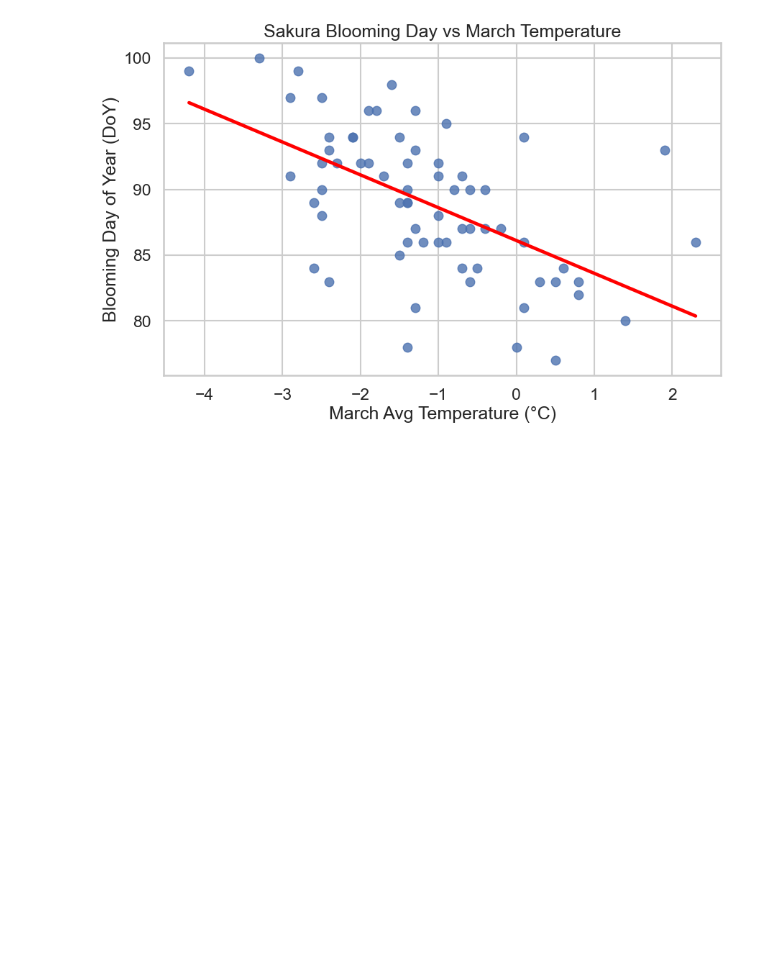
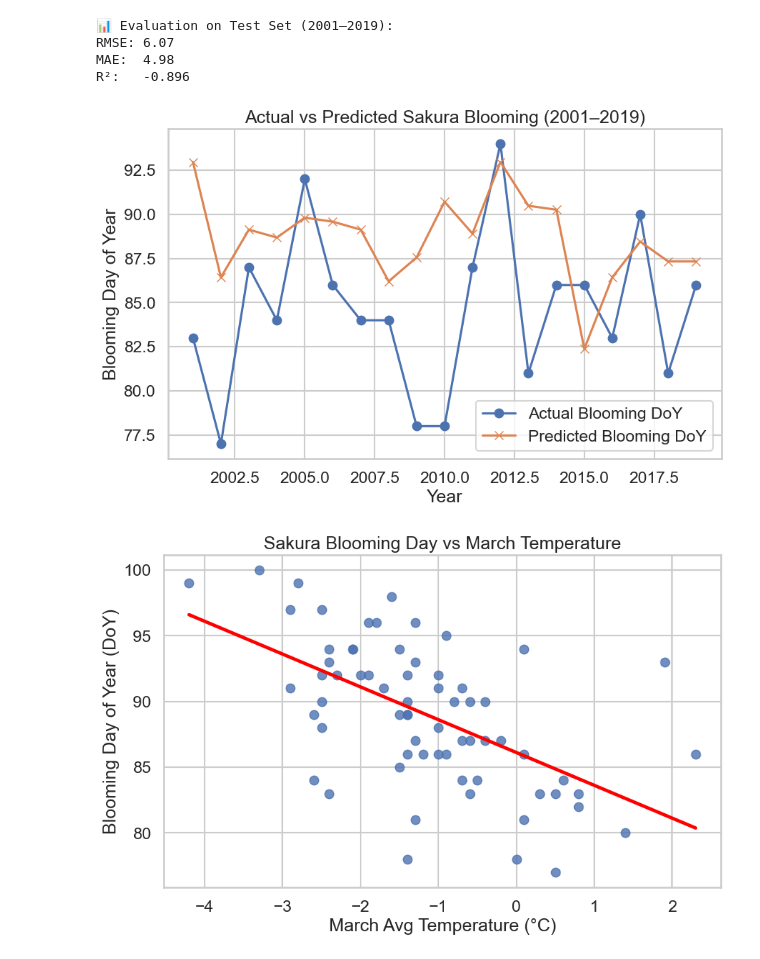
Before and after one commit to lcarnegie/sakura, a Jupyter notebook: scripts/04-model-data.ipynb, the cells around one changed output. Saved outputs shown, nothing was run; the diff lists cells and outputs as text; code cells hidden in the pictures; blank space fills up the shorter version.

Commit message:
Update 04-model-data.ipynb
Added the trained prediction model and visualization. In addition, also added the markdown output for the OLS regression summaries which were used in the presentations.

```diff
--- a/scripts/04-model-data.ipynb
+++ b/scripts/04-model-data.ipynb
@@ -1,10 +1,8 @@
 # %%
-# ============= PREAMBLE =============
-# Last Edited By: Chris Lu
-# Date: March 31, 2025
-# Description: This script performs a linear regression analysis on the
-# flowering date of a plant species in relation to March temperatures.
-# ====================================
+# Chris Lu
+# March 30 2025
+# Package Setup
+# Model an OLS Line of the Modern Sakura Blooming Days to Temperatures
 
 # Package setup
 import pandas as pd
@@ -12,13 +10,14 @@ import matplotlib.pyplot as plt
 import seaborn as sns
 import statsmodels.api as sm
 from statsmodels.graphics.gofplots import qqplot
+from sklearn.metrics import mean_squared_error, mean_absolute_error, r2_score
 import numpy as np
 
 # Configure seaborn
 sns.set(style="whitegrid", context="talk")
 
 # Load dataset
-df = pd.read_csv("../data/analysis_data/modern_bloom.csv")
+df = pd.read_csv("modern_bloom.csv")
 
 # Rename columns for clarity
 df.columns = ['year', 'flower_date', 'flower_doy', 'march_temp_c']
@@ -85,6 +79,52 @@ Covariance Type:                  HC1
 
 Notes:
 [1] Standard Errors are heteroscedasticity robust (HC1)
+# %%
+##Modelling Training Dataset
+# Split into training (1953–2000) and testing (2001–2019)
+train_df = df[df['year'] <= 2000]
+test_df = df[(df['year'] >= 2001) & (df['year'] <= 2019)]
+
+# Prepare training data
+X_train = sm.add_constant(train_df['march_temp_c'])
+y_train = train_df['flower_doy']
+
+# Fit model on training data
+model = sm.OLS(y_train, X_train).fit()
+
+# Prepare test data
+X_test = sm.add_constant(test_df['march_temp_c'])
+y_test = test_df['flower_doy']
+
+# Predict on test data
+y_pred = model.predict(X_test)
+
+# Evaluation metrics
+rmse = np.sqrt(mean_squared_error(y_test, y_pred))
+mae = mean_absolute_error(y_test, y_pred)
+r2 = r2_score(y_test, y_pred)
+
+print("📊 Evaluation on Test Set (2001–2019):")
+print(f"RMSE: {rmse:.2f}")
+print(f"MAE:  {mae:.2f}")
+print(f"R²:   {r2:.3f}")
+
+# Optional: Plot actual vs predicted
+plt.figure(figsize=(10, 6))
+plt.plot(test_df['year'], y_test, label='Actual Blooming DoY', marker='o')
+plt.plot(test_df['year'], y_pred, label='Predicted Blooming DoY', marker='x')
+plt.xlabel("Year")
+plt.ylabel("Blooming Day of Year")
+plt.title("Actual vs Predicted Sakura Blooming (2001–2019)")
+plt.legend()
+plt.grid(True)
+plt.show()
+# %% [output]
+📊 Evaluation on Test Set (2001–2019):
+RMSE: 6.07
+MAE:  4.98
+R²:   -0.896
+[figure, added]
 # %%
 ## Visualizations
 # Scatterplot with regression line
```
Also changed, not shown: parts of 4 cells of this notebook.
